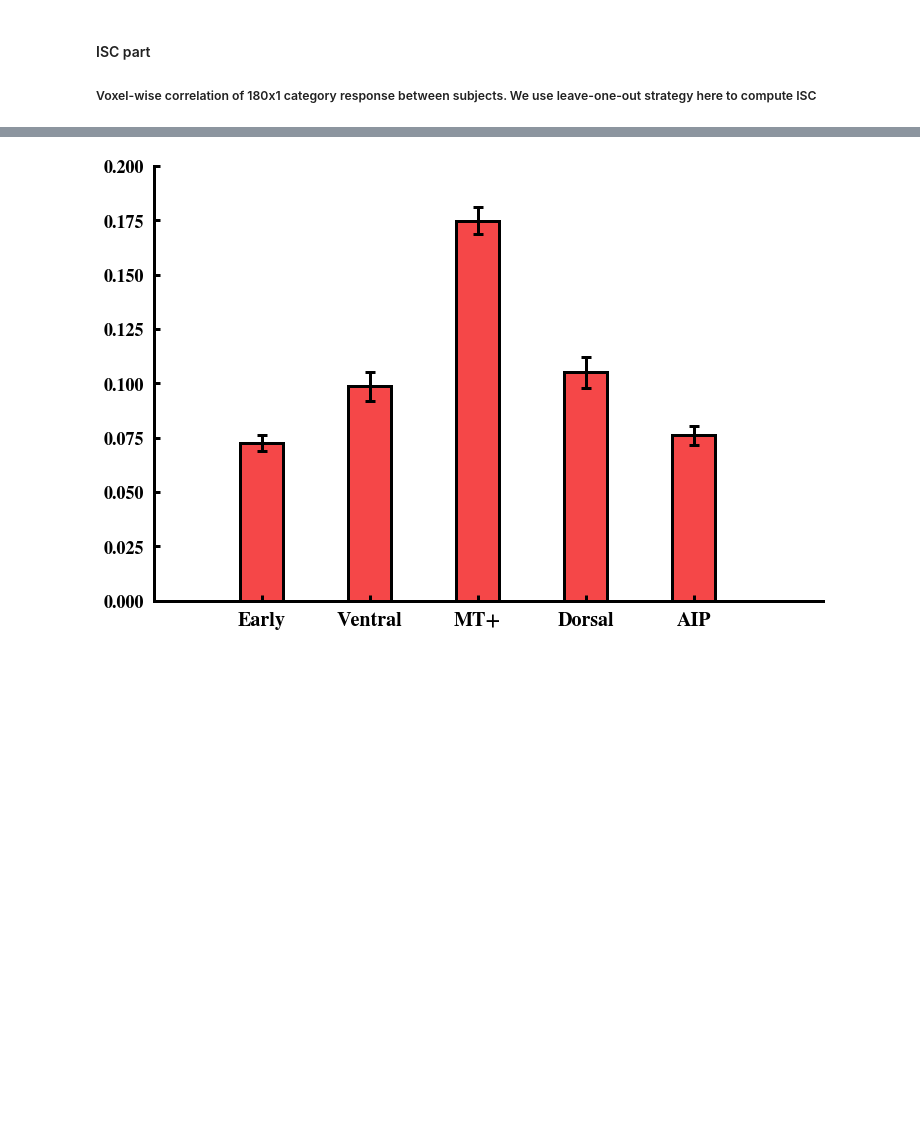
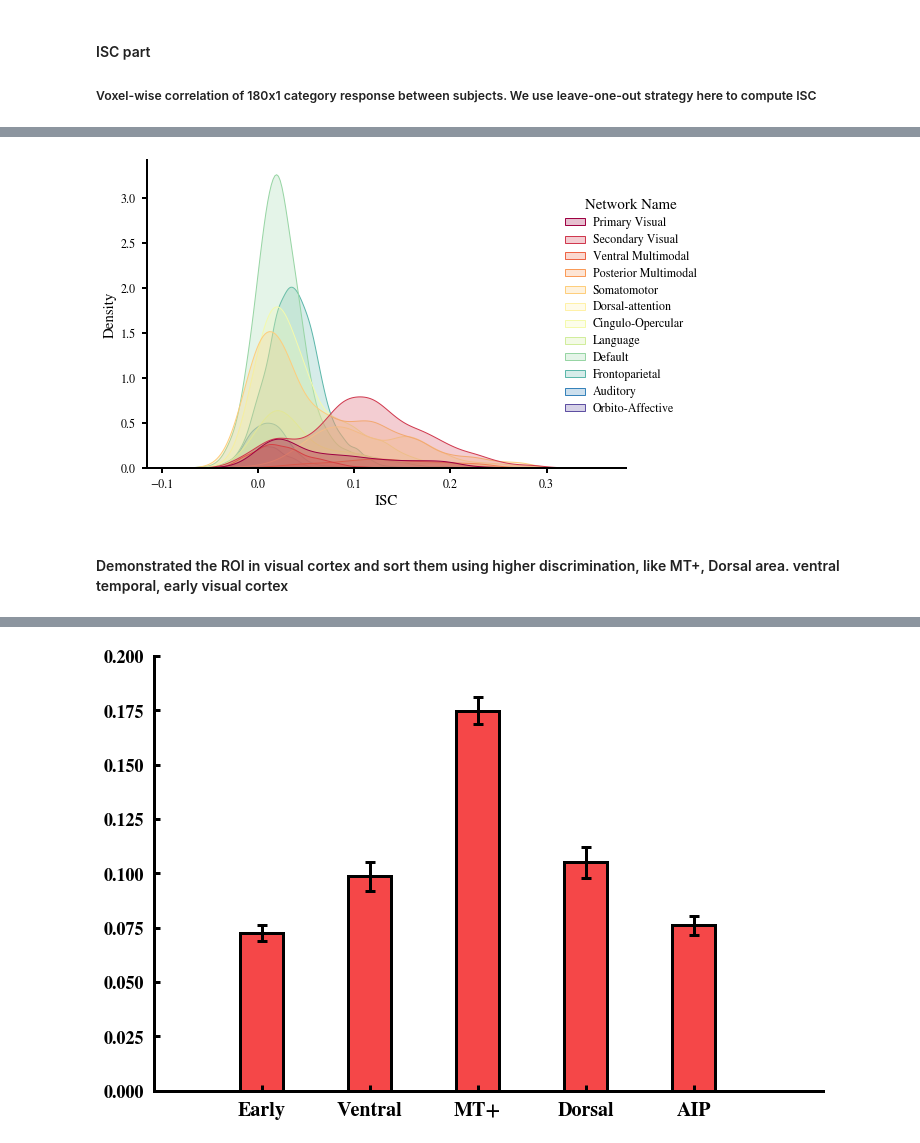
Before and after one commit to Blink621/HAD-fmri, a Jupyter notebook: analysis/ISC.ipynb, the cells around one changed output, grey strips where cells are left out. Cells and saved outputs as stored; diff of their text form; code cells hidden in the pictures; blank space fills up the shorter version.

```diff
--- a/analysis/ISC.ipynb
+++ b/analysis/ISC.ipynb
@@ -387,0 +413,34 @@ plt.hist(isc_map)
+# %%
+import seaborn as sns
+
+sns.reset_orig()
+# sns.set_style(style='white')
+# sns.set(font="STIXGeneral")
+mpl.rcParams['font.family'] = 'STIXGeneral'
+
+# make cnr dataframe
+cnr_info = pd.DataFrame(np.concatenate((isc_map[:, np.newaxis], network_partition[:, np.newaxis]), axis=1), columns=['isc', 'Network Name'])
+# distribution plot
+ax = sns.displot(data=cnr_info, x='isc', hue='Network Name', kind='kde',
+                 fill=True, height=5, aspect=1.5, palette=sns.color_palette('Spectral', as_cmap=True))
+
+# for legend text
+for t, l in zip(ax._legend.texts, network_names_refine):
+    t.set_text(l)
+plt.setp(ax._legend.get_texts(), fontsize='12')
+plt.setp(ax._legend.get_title(), fontsize='15')
+ax._legend.set_bbox_to_anchor((1, 0.58)) # left → right, down → up
+
+# Add some text for labels, title and custom x-axis tick labels, etc.
+plt.xlabel('ISC', fontsize=15)
+plt.ylabel('Density', fontsize=15)
+ax = plt.gca()
+ax.tick_params(labelsize=12, width=2, length=5, direction="out", pad=6)
+# ax.set_xlim(-0.6, 2.5)
+# ax.set_ylim(0, 0.75)
+ax.spines['bottom'].set_linewidth(2)
+ax.spines['left'].set_linewidth(2)
+# %% [output]
+[figure, added]
+# %% [markdown]
+#### Demonstrated the ROI in visual cortex and sort them using higher discrimination, like MT+, Dorsal area. ventral temporal, early visual cortex
```
Also changed, not shown: parts of 7 cells of this notebook, 8 other files.
